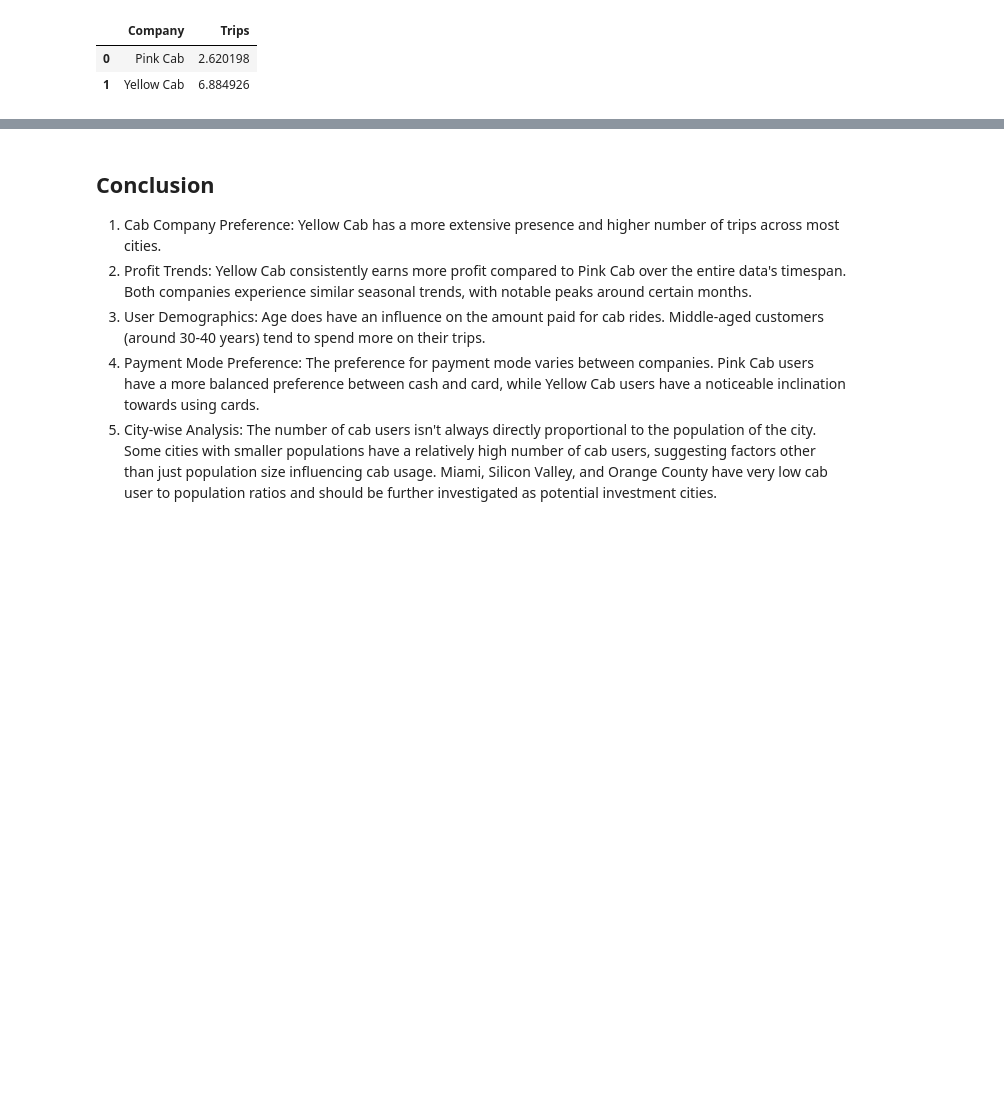
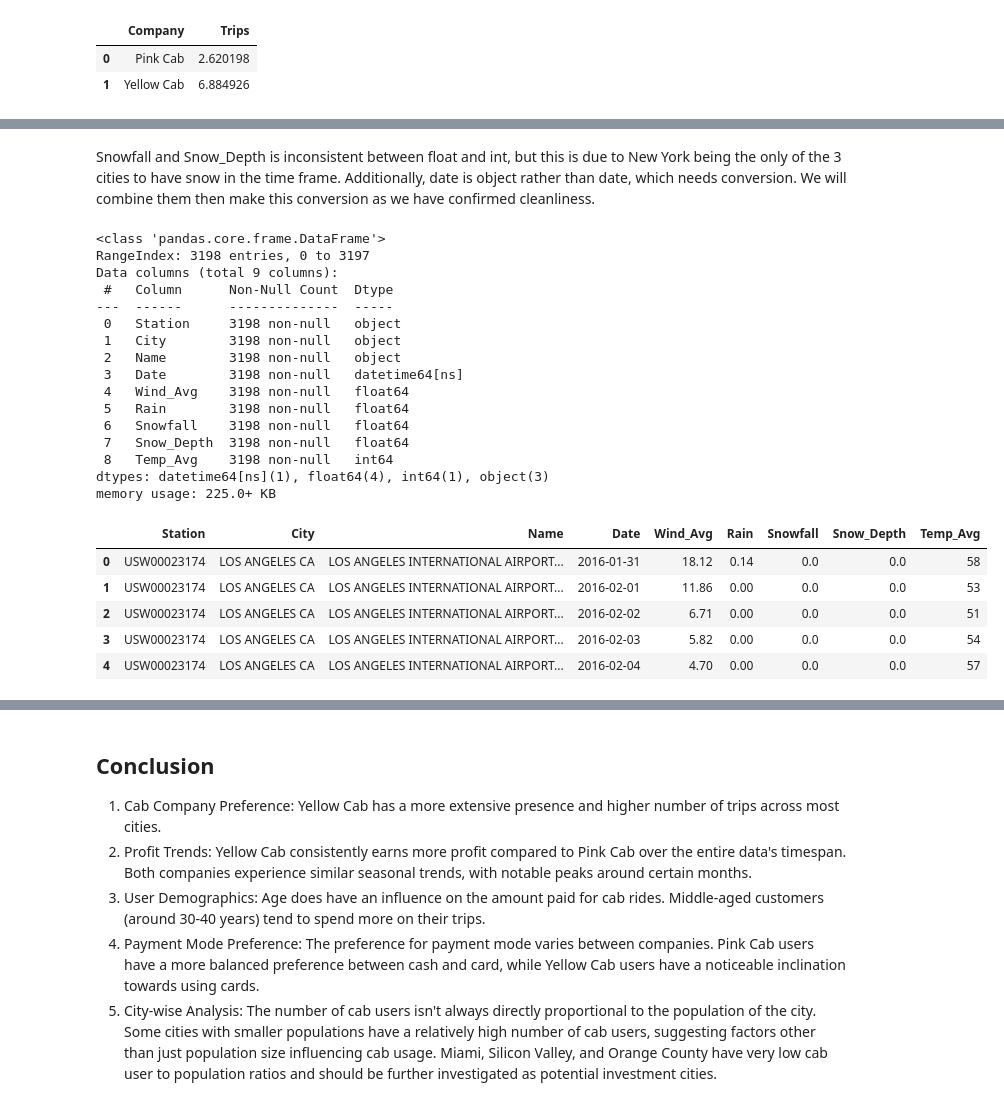
Before and after one commit to matthewiversen/data-glacier-internship, a Jupyter notebook: week-2/notebook.ipynb, the cells around one changed output, grey strips where cells are left out. Saved outputs shown, nothing was run; the diff lists cells and outputs as text; code cells hidden in the pictures; blank space fills up the shorter version.

```diff
--- a/week-2/notebook.ipynb
+++ b/week-2/notebook.ipynb
@@ -772,0 +921,34 @@ In profit margin and customer loyalty, Yellow Cab continues to outperform Pink c
+# %% [markdown]
+Snowfall and Snow_Depth is inconsistent between float and int, but this is due to New York being the only of the 3 cities to have snow in the time frame. Additionally, date is object rather than date, which needs conversion. We will combine them then make this conversion as we have confirmed cleanliness.
+# %%
+# Concatenating the datasets as I ensured their structure was consistent
+all_weather_data = pd.concat([la_weather, ny_weather, sf_weather], ignore_index=True)
+
+# Converting date column to datetime
+all_weather_data['Date'] = pd.to_datetime(all_weather_data['Date'])
+
+all_weather_data.info()
+all_weather_data.head()
+# %% [output]
+<class 'pandas.core.frame.DataFrame'>
+RangeIndex: 3198 entries, 0 to 3197
+Data columns (total 9 columns):
+ #   Column      Non-Null Count  Dtype
+---  ------      --------------  -----
+ 0   Station     3198 non-null   object
+ 1   City        3198 non-null   object
+ 2   Name        3198 non-null   object
+ 3   Date        3198 non-null   datetime64[ns]
+ 4   Wind_Avg    3198 non-null   float64
+ 5   Rain        3198 non-null   float64
+ 6   Snowfall    3198 non-null   float64
+ 7   Snow_Depth  3198 non-null   float64
+ 8   Temp_Avg    3198 non-null   int64
+dtypes: datetime64[ns](1), float64(4), int64(1), object(3)
+memory usage: 225.0+ KB
+|  | Station | City | Name | Date | Wind_Avg | Rain | Snowfall | Snow_Depth | Temp_Avg |
+| 0 | USW00023174 | LOS ANGELES CA | LOS ANGELES INTERNATIONAL AIRPORT... | 2016-01-31 | 18.12 | 0.14 | 0.0 | 0.0 | 58 |
+| 1 | USW00023174 | LOS ANGELES CA | LOS ANGELES INTERNATIONAL AIRPORT... | 2016-02-01 | 11.86 | 0.00 | 0.0 | 0.0 | 53 |
+| 2 | USW00023174 | LOS ANGELES CA | LOS ANGELES INTERNATIONAL AIRPORT... | 2016-02-02 | 6.71 | 0.00 | 0.0 | 0.0 | 51 |
+| 3 | USW00023174 | LOS ANGELES CA | LOS ANGELES INTERNATIONAL AIRPORT... | 2016-02-03 | 5.82 | 0.00 | 0.0 | 0.0 | 54 |
+| 4 | USW00023174 | LOS ANGELES CA | LOS ANGELES INTERNATIONAL AIRPORT... | 2016-02-04 | 4.70 | 0.00 | 0.0 | 0.0 | 57 |
```
Also changed, not shown: parts of 23 cells of this notebook, 7 other files.
